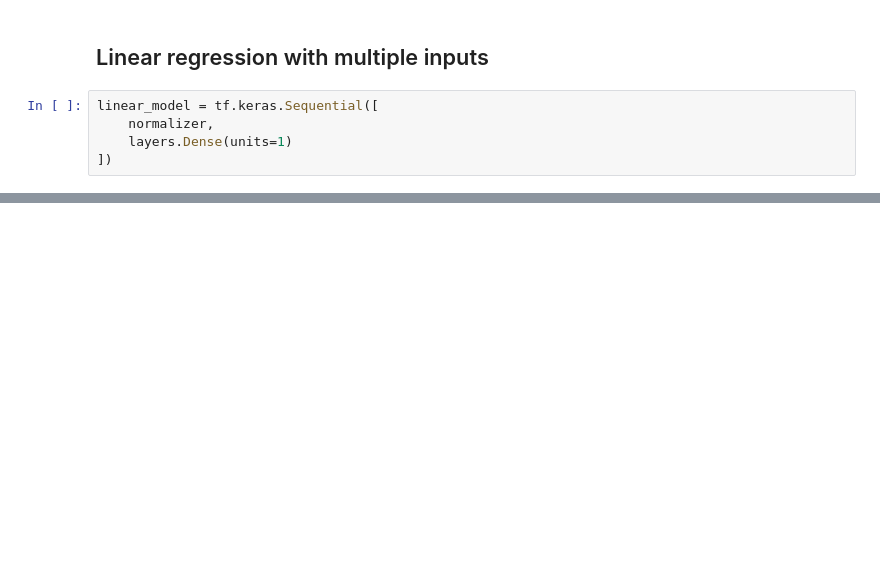
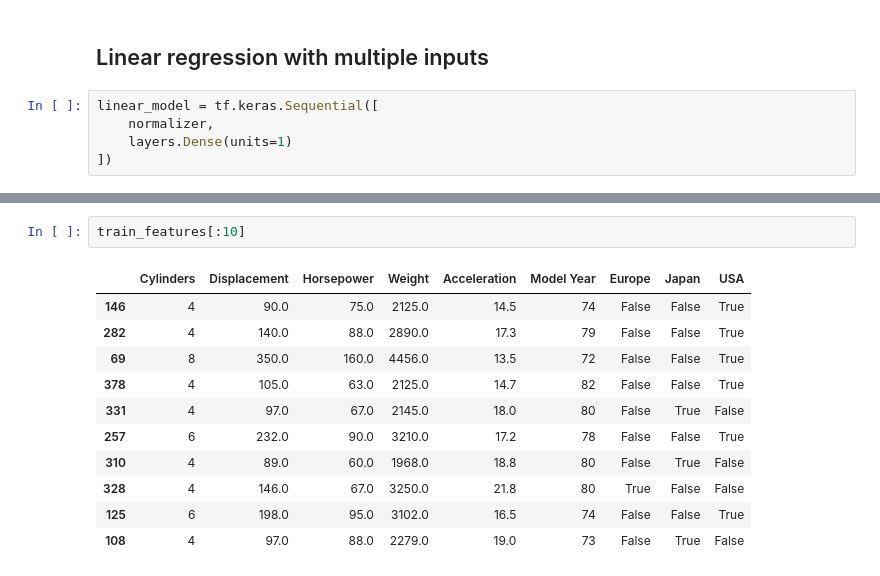
Before and after one commit to vnctptr/ml-projects, a Jupyter notebook: regression/regression.ipynb, the cells around one changed output, grey strips where cells are left out. Saved outputs shown, nothing was run; the diff lists cells and outputs as text; blank space fills up the shorter version.

```diff
--- a/regression/regression.ipynb
+++ b/regression/regression.ipynb
@@ -177,0 +333,14 @@ linear_model = tf.keras.Sequential([
+# %%
+train_features[:10]
+# %% [output]
+|  | Cylinders | Displacement | Horsepower | Weight | Acceleration | Model Year | Europe | Japan | USA |
+| 146 | 4 | 90.0 | 75.0 | 2125.0 | 14.5 | 74 | False | False | True |
+| 282 | 4 | 140.0 | 88.0 | 2890.0 | 17.3 | 79 | False | False | True |
+| 69 | 8 | 350.0 | 160.0 | 4456.0 | 13.5 | 72 | False | False | True |
+| 378 | 4 | 105.0 | 63.0 | 2125.0 | 14.7 | 82 | False | False | True |
+| 331 | 4 | 97.0 | 67.0 | 2145.0 | 18.0 | 80 | False | True | False |
+| 257 | 6 | 232.0 | 90.0 | 3210.0 | 17.2 | 78 | False | False | True |
+| 310 | 4 | 89.0 | 60.0 | 1968.0 | 18.8 | 80 | False | True | False |
+| 328 | 4 | 146.0 | 67.0 | 3250.0 | 21.8 | 80 | True | False | False |
+| 125 | 6 | 198.0 | 95.0 | 3102.0 | 16.5 | 74 | False | False | True |
+| 108 | 4 | 97.0 | 88.0 | 2279.0 | 19.0 | 73 | False | True | False |
```
Also changed, not shown: parts of 35 cells of this notebook.
